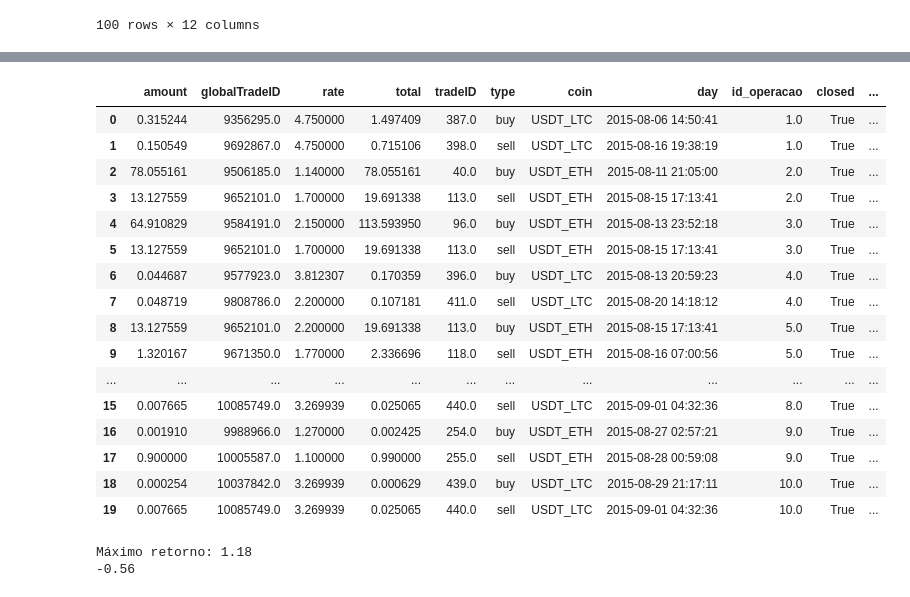
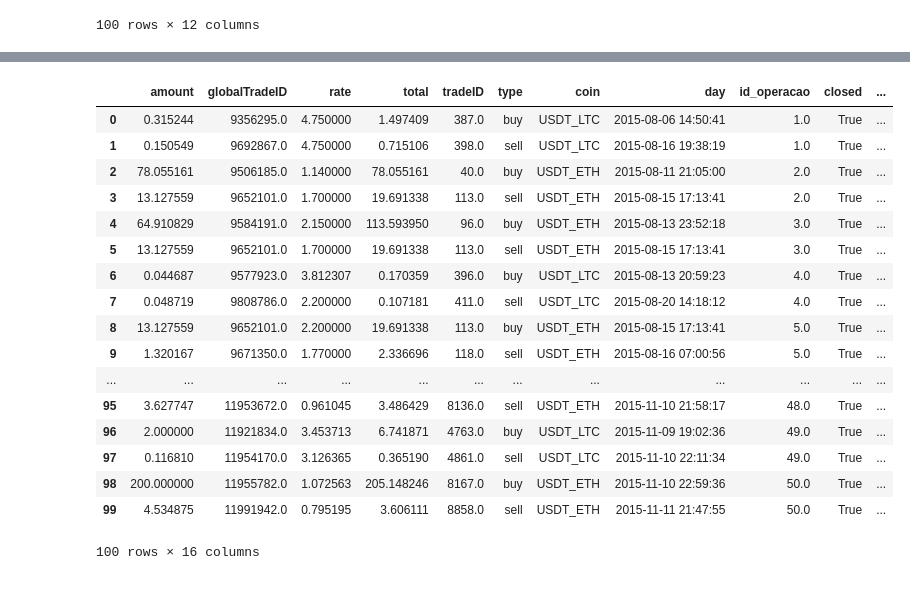
Before and after one commit to nikolasmagno/btc-alt, a Jupyter notebook: BackTest.ipynb, the cells around one changed output, grey strips where cells are left out. Saved outputs shown, nothing was run; the diff lists cells and outputs as text; code cells hidden in the pictures.

```diff
--- a/BackTest.ipynb
+++ b/BackTest.ipynb
@@ -307,17 +307,39 @@ dt_operacoes.tail(100)
 100 rows × 12 columns
 # %%
 resultado_operacoes = []
+
+investindo_100 = 100
+investindo_1000 = 1000
+investindo_10000 = 10000
 
 for id_op in dt_operacoes.id_operacao.unique():
     op = dt_operacoes[dt_operacoes.id_operacao == id_op]
     op_buy = op[op.type == 'buy'].max()
     op_sell = op[op.type == 'sell'].max()
 
+    #RETORNO
     x = (op_sell.rate - op_buy.rate)
     simple_return = np.divide(x, op_buy.rate)
-
     op_buy['retorno'] = round(simple_return,2)
     op_sell['retorno'] = round(simple_return,2)
 
+    #Projeção R$100
+    investindo_100 = investindo_100 + (investindo_100 * simple_return)
+    op_buy['RS100'] = investindo_100
+    op_sell['RS100'] = investindo_100
+
+    #Projeção R$1000
+    investindo_1000 = investindo_1000 + (investindo_1000 * simple_return)
+    op_buy['RS1000'] = investindo_1000
+    op_sell['RS1000'] = investindo_1000
+
+    #Projeção R$10000
+    investindo_10000 = investindo_10000 + (investindo_10000 * simple_return)
+    op_buy['RS10000'] = investindo_10000
+    op_sell['RS10000'] = investindo_10000
+
+    #if investindo_100 >= 0:
+    print(investindo_100)
+
     resultado_operacoes.append(op_buy)
     resultado_operacoes.append(op_sell)
@@ -324,27 +364,22 @@ for id_op in dt_operacoes.id_operacao.unique():
 # %%
 resultado_operacoes = pd.DataFrame(resultado_operacoes)
-resultado_operacoes.head(20)
+resultado_operacoes.head(100)
 # %% [output]
 |  | amount | globalTradeID | rate | total | tradeID | type | coin | day | id_operacao | closed | ... |
 | 0 | 0.315244 | 9356295.0 | 4.750000 | 1.497409 | 387.0 | buy | USDT_LTC | 2015-08-06 14:50:41 | 1.0 | True | ... |
 | 1 | 0.150549 | 9692867.0 | 4.750000 | 0.715106 | 398.0 | sell | USDT_LTC | 2015-08-16 19:38:19 | 1.0 | True | ... |
 | 2 | 78.055161 | 9506185.0 | 1.140000 | 78.055161 | 40.0 | buy | USDT_ETH | 2015-08-11 21:05:00 | 2.0 | True | ... |
 | 3 | 13.127559 | 9652101.0 | 1.700000 | 19.691338 | 113.0 | sell | USDT_ETH | 2015-08-15 17:13:41 | 2.0 | True | ... |
 | 4 | 64.910829 | 9584191.0 | 2.150000 | 113.593950 | 96.0 | buy | USDT_ETH | 2015-08-13 23:52:18 | 3.0 | True | ... |
 | 5 | 13.127559 | 9652101.0 | 1.700000 | 19.691338 | 113.0 | sell | USDT_ETH | 2015-08-15 17:13:41 | 3.0 | True | ... |
 | 6 | 0.044687 | 9577923.0 | 3.812307 | 0.170359 | 396.0 | buy | USDT_LTC | 2015-08-13 20:59:23 | 4.0 | True | ... |
 | 7 | 0.048719 | 9808786.0 | 2.200000 | 0.107181 | 411.0 | sell | USDT_LTC | 2015-08-20 14:18:12 | 4.0 | True | ... |
 | 8 | 13.127559 | 9652101.0 | 2.200000 | 19.691338 | 113.0 | buy | USDT_ETH | 2015-08-15 17:13:41 | 5.0 | True | ... |
 | 9 | 1.320167 | 9671350.0 | 1.770000 | 2.336696 | 118.0 | sell | USDT_ETH | 2015-08-16 07:00:56 | 5.0 | True | ... |
 | ... | ... | ... | ... | ... | ... | ... | ... | ... | ... | ... | ... |
-| 15 | 0.007665 | 10085749.0 | 3.269939 | 0.025065 | 440.0 | sell | USDT_LTC | 2015-09-01 04:32:36 | 8.0 | True | ... |
-| 16 | 0.001910 | 9988966.0 | 1.270000 | 0.002425 | 254.0 | buy | USDT_ETH | 2015-08-27 02:57:21 | 9.0 | True | ... |
-| 17 | 0.900000 | 10005587.0 | 1.100000 | 0.990000 | 255.0 | sell | USDT_ETH | 2015-08-28 00:59:08 | 9.0 | True | ... |
-| 18 | 0.000254 | 10037842.0 | 3.269939 | 0.000629 | 439.0 | buy | USDT_LTC | 2015-08-29 21:17:11 | 10.0 | True | ... |
-| 19 | 0.007665 | 10085749.0 | 3.269939 | 0.025065 | 440.0 | sell | USDT_LTC | 2015-09-01 04:32:36 | 10.0 | True | ... |
+| 95 | 3.627747 | 11953672.0 | 0.961045 | 3.486429 | 8136.0 | sell | USDT_ETH | 2015-11-10 21:58:17 | 48.0 | True | ... |
+| 96 | 2.000000 | 11921834.0 | 3.453713 | 6.741871 | 4763.0 | buy | USDT_LTC | 2015-11-09 19:02:36 | 49.0 | True | ... |
+| 97 | 0.116810 | 11954170.0 | 3.126365 | 0.365190 | 4861.0 | sell | USDT_LTC | 2015-11-10 22:11:34 | 49.0 | True | ... |
+| 98 | 200.000000 | 11955782.0 | 1.072563 | 205.148246 | 8167.0 | buy | USDT_ETH | 2015-11-10 22:59:36 | 50.0 | True | ... |
+| 99 | 4.534875 | 11991942.0 | 0.795195 | 3.606111 | 8858.0 | sell | USDT_ETH | 2015-11-11 21:47:55 | 50.0 | True | ... |
+100 rows × 16 columns
-# %%
-print('Máximo retorno:', resultado_operacoes.retorno.max())
-print('Mresultado_operacoes.retorno.min())
-# %% [output]
-Máximo retorno: 1.18
--0.56
```
Also changed, not shown: parts of 3 cells of this notebook.
